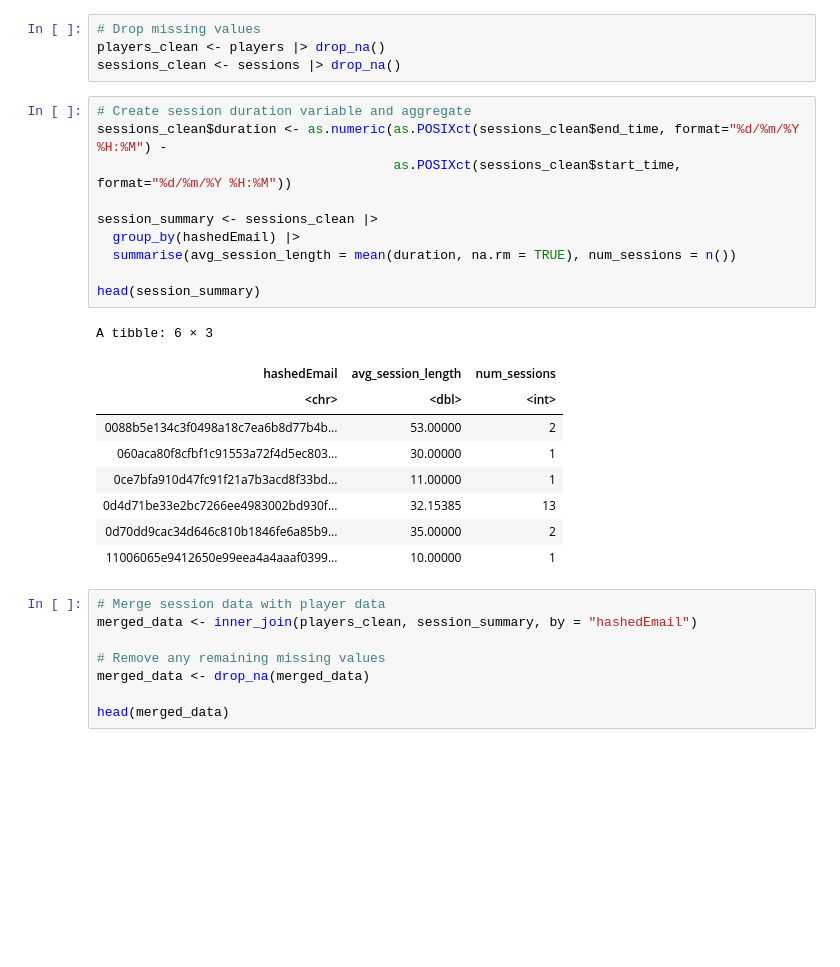
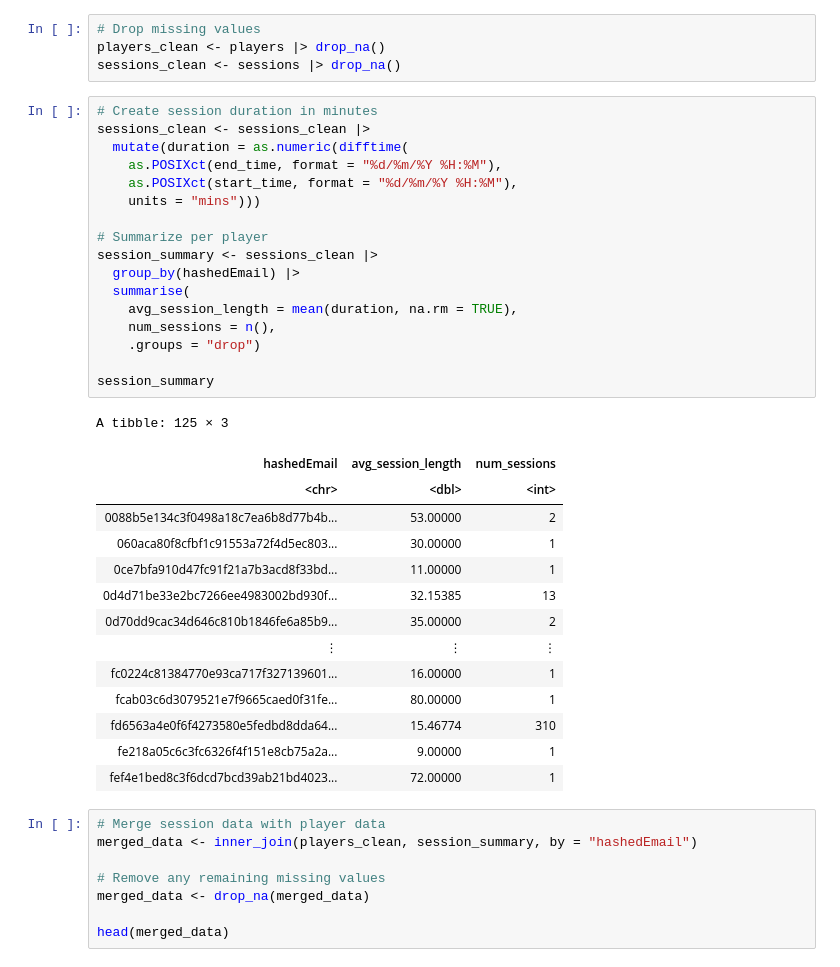
Before and after one commit to ryanraen/dsci-100-term-project, a Jupyter notebook: DSCI Final Project Report.ipynb, the cells around one changed output. Saved outputs shown, nothing was run; the diff lists cells and outputs as text; blank space fills up the shorter version.

```diff
--- a/DSCI Final Project Report.ipynb
+++ b/DSCI Final Project Report.ipynb
@@ -240,26 +283,38 @@ A data.frame: 2 × 2
 # Drop missing values
 players_clean <- players |> drop_na()
 sessions_clean <- sessions |> drop_na()
-# %%
-# Create session duration variable and aggregate
-sessions_clean$duration <- as.numeric(as.POSIXct(sessions_clean$end_time, format="%d/%m/%Y %H:%M") -
-                                      as.POSIXct(sessions_clean$start_time, format="%d/%m/%Y %H:%M"))
-
-session_summary <- sessions_clean |>
-  group_by(hashedEmail) |>
-  summarise(avg_session_length = mean(duration, na.rm = TRUE), num_sessions = n())
-
-head(session_summary)
-# %% [output]
-A tibble: 6 × 3
-| hashedEmail | avg_session_length | num_sessions |
-| <chr> | <dbl> | <int> |
-| 0088b5e134c3f0498a18c7ea6b8d77b4b... | 53.00000 | 2 |
-| 060aca80f8cfbf1c91553a72f4d5ec803... | 30.00000 | 1 |
-| 0ce7bfa910d47fc91f21a7b3acd8f33bd... | 11.00000 | 1 |
-| 0d4d71be33e2bc7266ee4983002bd930f... | 32.15385 | 13 |
-| 0d70dd9cac34d646c810b1846fe6a85b9... | 35.00000 | 2 |
-| 11006065e9412650e99eea4a4aaaf0399... | 10.00000 | 1 |
+# %%
+# Create session duration in minutes
+sessions_clean <- sessions_clean |>
+  mutate(duration = as.numeric(difftime(
+    as.POSIXct(end_time, format = "%d/%m/%Y %H:%M"),
+    as.POSIXct(start_time, format = "%d/%m/%Y %H:%M"),
+    units = "mins")))
+
+# Summarize per player
+session_summary <- sessions_clean |>
+  group_by(hashedEmail) |>
+  summarise(
+    avg_session_length = mean(duration, na.rm = TRUE),
+    num_sessions = n(),
+    .groups = "drop")
+
+session_summary
+# %% [output]
+A tibble: 125 × 3
+| hashedEmail | avg_session_length | num_sessions |
+| <chr> | <dbl> | <int> |
+| 0088b5e134c3f0498a18c7ea6b8d77b4b... | 53.00000 | 2 |
+| 060aca80f8cfbf1c91553a72f4d5ec803... | 30.00000 | 1 |
+| 0ce7bfa910d47fc91f21a7b3acd8f33bd... | 11.00000 | 1 |
+| 0d4d71be33e2bc7266ee4983002bd930f... | 32.15385 | 13 |
+| 0d70dd9cac34d646c810b1846fe6a85b9... | 35.00000 | 2 |
+| ⋮ | ⋮ | ⋮ |
+| fc0224c81384770e93ca717f327139601... | 16.00000 | 1 |
+| fcab03c6d3079521e7f9665caed0f31fe... | 80.00000 | 1 |
+| fd6563a4e0f6f4273580e5fedbd8dda64... | 15.46774 | 310 |
+| fe218a05c6c3fc6326f4f151e8cb75a2a... | 9.00000 | 1 |
+| fef4e1bed8c3f6dcd7bcd39ab21bd4023... | 72.00000 | 1 |
 # %%
 # Merge session data with player data
 merged_data <- inner_join(players_clean, session_summary, by = "hashedEmail")
```
Also changed, not shown: parts of 10 cells of this notebook.
